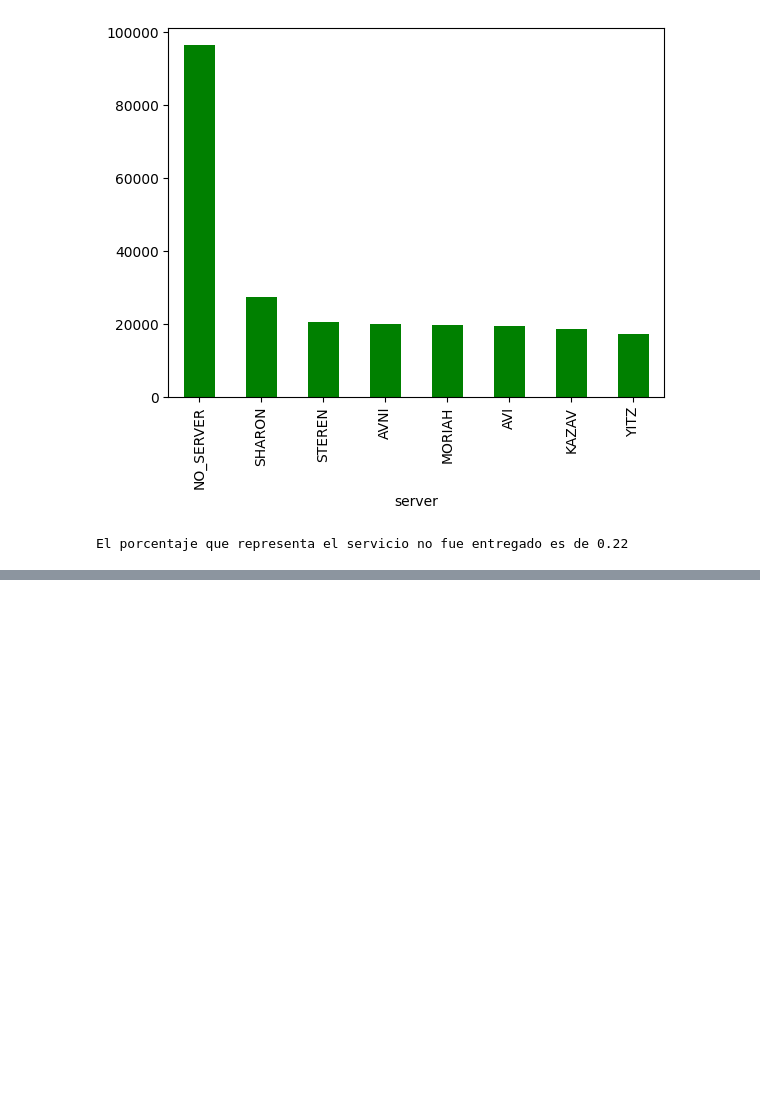
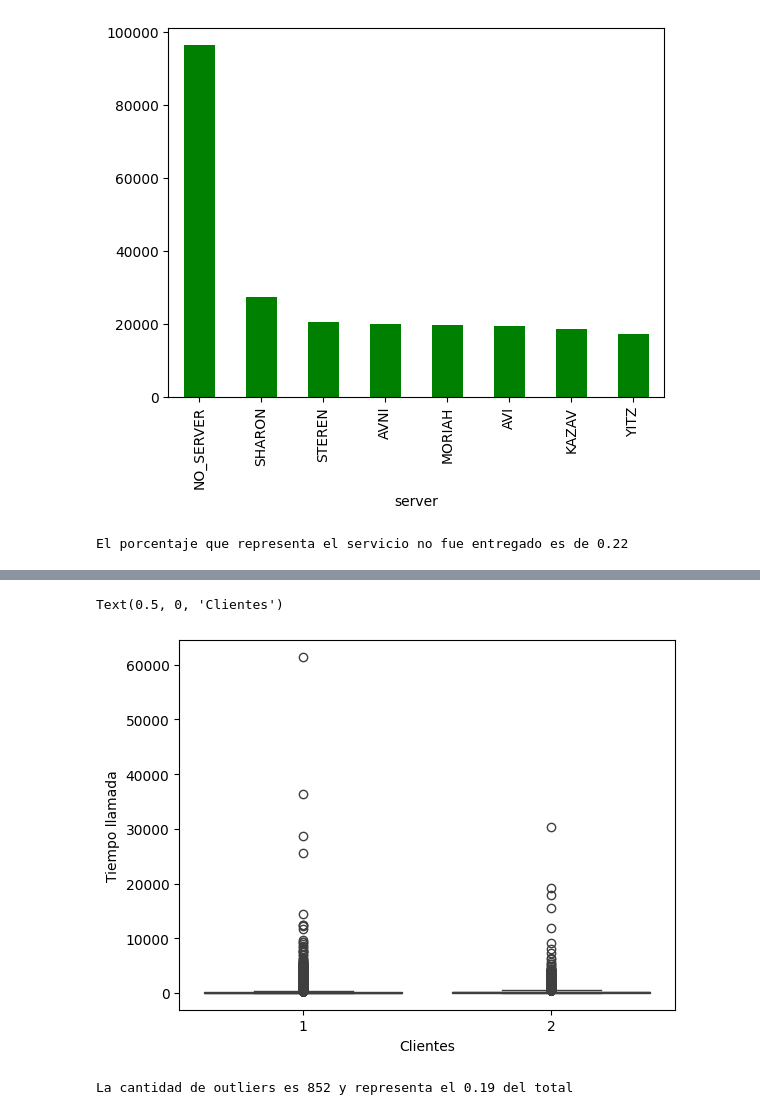
Before and after one commit to MaximilianoTauil/Practico_Integrador_M5, a Jupyter notebook: Call-center.ipynb, the cells around one changed output, grey strips where cells are left out. Saved outputs shown, nothing was run; the diff lists cells and outputs as text; code cells hidden in the pictures; blank space fills up the shorter version.

```diff
--- a/Call-center.ipynb
+++ b/Call-center.ipynb
@@ -446,0 +514,15 @@ El porcentaje que representa el servicio no fue entregado es de 0.22
+# %%
+#Revisamos con un diagrama de caja los outliers (valores atipicos) y cuanto representan en porcentaje
+sns.boxplot(data=data_call,y='ser_time',x='priority')
+plt.ylabel('Tiempo llamada')
+plt.xlabel('Clientes')
+# %% [output]
+Text(0.5, 0, 'Clientes')
+[figure, added]
+# %%
+#Tomamos valores mayores a 2000 segundos (33.3 minutos), se pueden poner otros valores como outlier
+cantidad_outliers = (data_call['ser_time']> 2000).sum()
+porcentaje_outliers = round(cantidad_outliers/data_call['ser_time'].count()*100,2)
+print(f'La cantidad de outliers es {cantidad_outliers} y representa el {porcentaje_outliers} del total')
+# %% [output]
+La cantidad de outliers es 852 y representa el 0.19 del total
```
Also changed, not shown: parts of 38 cells of this notebook, 4 other files.
